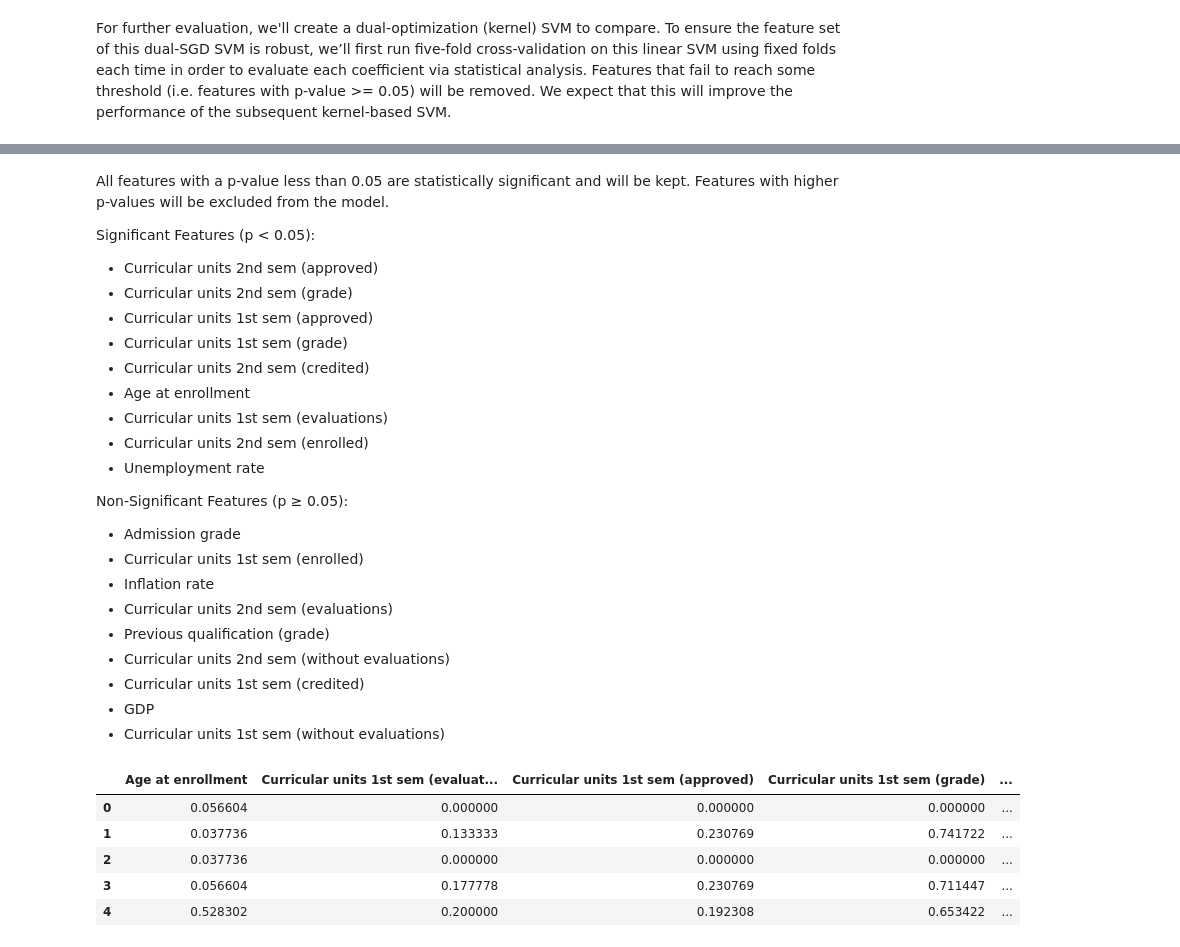
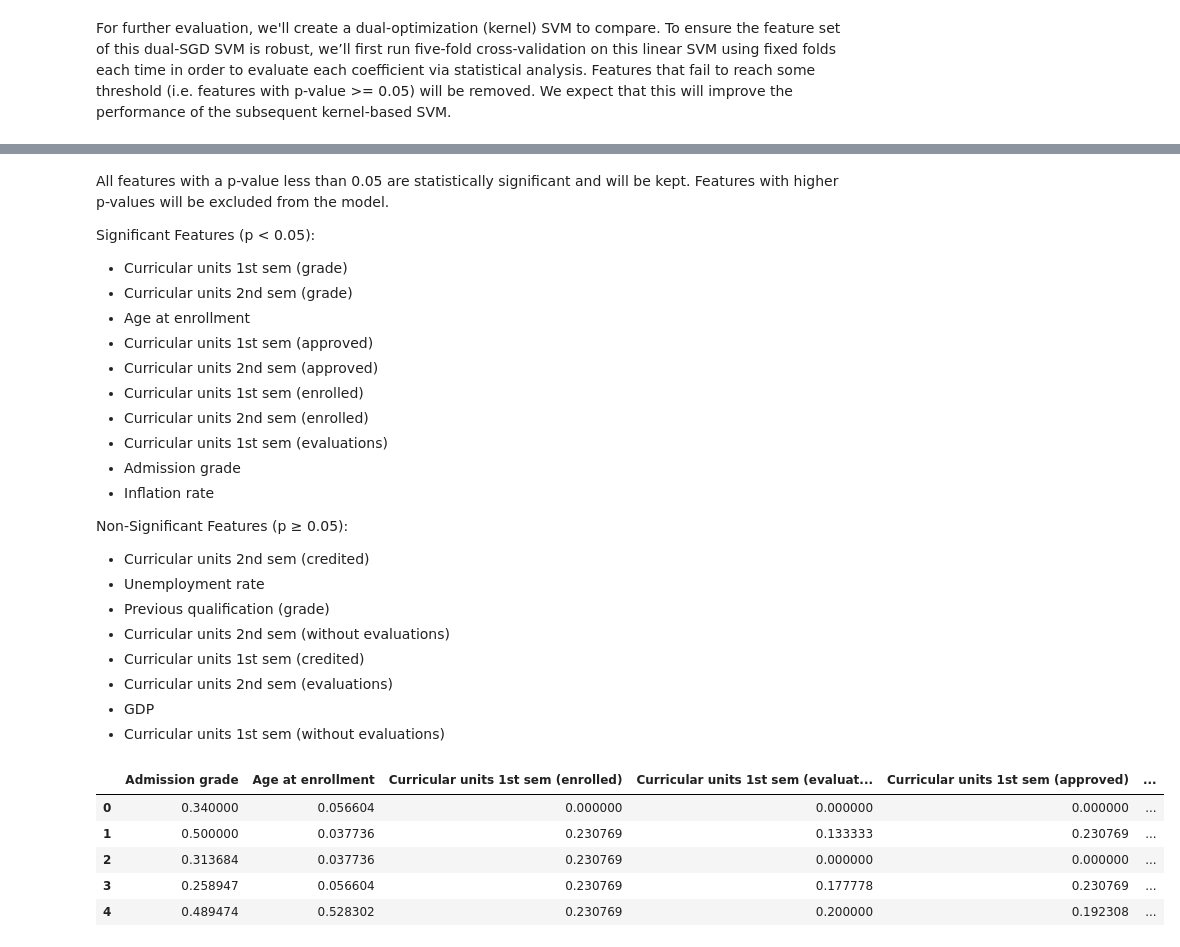
Before and after one commit to Romerico234/Student-Dropout-Predictor, a Jupyter notebook: linear-svm-student-dropout-predictor.ipynb, the cells around one changed output, grey strips where cells are left out. Drawn from its saved outputs; the diff is of its cells as text; code cells hidden in the pictures.

```diff
--- a/linear-svm-student-dropout-predictor.ipynb
+++ b/linear-svm-student-dropout-predictor.ipynb
@@ -150,38 +150,47 @@ results
 All features with a p-value less than 0.05 are statistically significant and will be kept. Features with higher p-values will be excluded from the model.
 
 Significant Features (p < 0.05):
+- Curricular units 1st sem (grade)
+- Curricular units 2nd sem (grade)
+- Age at enrollment
+- Curricular units 1st sem (approved)
 - Curricular units 2nd sem (approved)
-- Curricular units 2nd sem (grade)
-- Curricular units 1st sem (approved)
-- Curricular units 1st sem (grade)
-- Curricular units 2nd sem (credited)
-- Age at enrollment
+- Curricular units 1st sem (enrolled)
+- Curricular units 2nd sem (enrolled)
 - Curricular units 1st sem (evaluations)
-- Curricular units 2nd sem (enrolled)
-- Unemployment rate
+- Admission grade
+- Inflation rate
 
 Non-Significant Features (p ≥ 0.05):
-- Admission grade
-- Curricular units 1st sem (enrolled)
-- Inflation rate
-- Curricular units 2nd sem (evaluations)
+- Curricular units 2nd sem (credited)
+- Unemployment rate
 - Previous qualification (grade)
 - Curricular units 2nd sem (without evaluations)
 - Curricular units 1st sem (credited)
+- Curricular units 2nd sem (evaluations)
 - GDP
 - Curricular units 1st sem (without evaluations)
 # %%
 # Removing non-significant features
-nonsignificant_features = ['Admission grade', 'Curricular units 1st sem (enrolled)','Inflation rate', 'Curricular units 2nd sem (evaluations)', 'Previous qualification (grade)', 'Curricular units 2nd sem (without evaluations)', 'Curricular units 1st sem (credited)', 'GDP', 'Curricular units 1st sem (without evaluations)']
+nonsignificant_features = [
+    'Curricular units 2nd sem (credited)',
+    'Unemployment rate',
+    'Previous qualification (grade)',
+    'Curricular units 2nd sem (without evaluations)',
+    'Curricular units 1st sem (credited)',
+    'Curricular units 2nd sem (evaluations)',
+    'GDP',
+    'Curricular units 1st sem (without evaluations)'
+]
 
 processed_dataset = processed_dataset.drop(columns=nonsignificant_features, errors='ignore', axis=1)
 processed_dataset.head()
 # %% [output]
-|  | Age at enrollment | Curricular units 1st sem (evaluat... | Curricular units 1st sem (approved) | Curricular units 1st sem (grade) | ... |
-| 0 | 0.056604 | 0.000000 | 0.000000 | 0.000000 | ... |
-| 1 | 0.037736 | 0.133333 | 0.230769 | 0.741722 | ... |
-| 2 | 0.037736 | 0.000000 | 0.000000 | 0.000000 | ... |
-| 3 | 0.056604 | 0.177778 | 0.230769 | 0.711447 | ... |
-| 4 | 0.528302 | 0.200000 | 0.192308 | 0.653422 | ... |
+|  | Admission grade | Age at enrollment | Curricular units 1st sem (enrolled) | Curricular units 1st sem (evaluat... | Curricular units 1st sem (approved) | ... |
+| 0 | 0.340000 | 0.056604 | 0.000000 | 0.000000 | 0.000000 | ... |
+| 1 | 0.500000 | 0.037736 | 0.230769 | 0.133333 | 0.230769 | ... |
+| 2 | 0.313684 | 0.037736 | 0.230769 | 0.000000 | 0.000000 | ... |
+| 3 | 0.258947 | 0.056604 | 0.230769 | 0.177778 | 0.230769 | ... |
+| 4 | 0.489474 | 0.528302 | 0.230769 | 0.200000 | 0.192308 | ... |
 # %%
 processed_dataset.to_csv('data/significant-features-data.csv', index=False)
```
Also changed, not shown: parts of 3 cells of this notebook, 3 other files.
